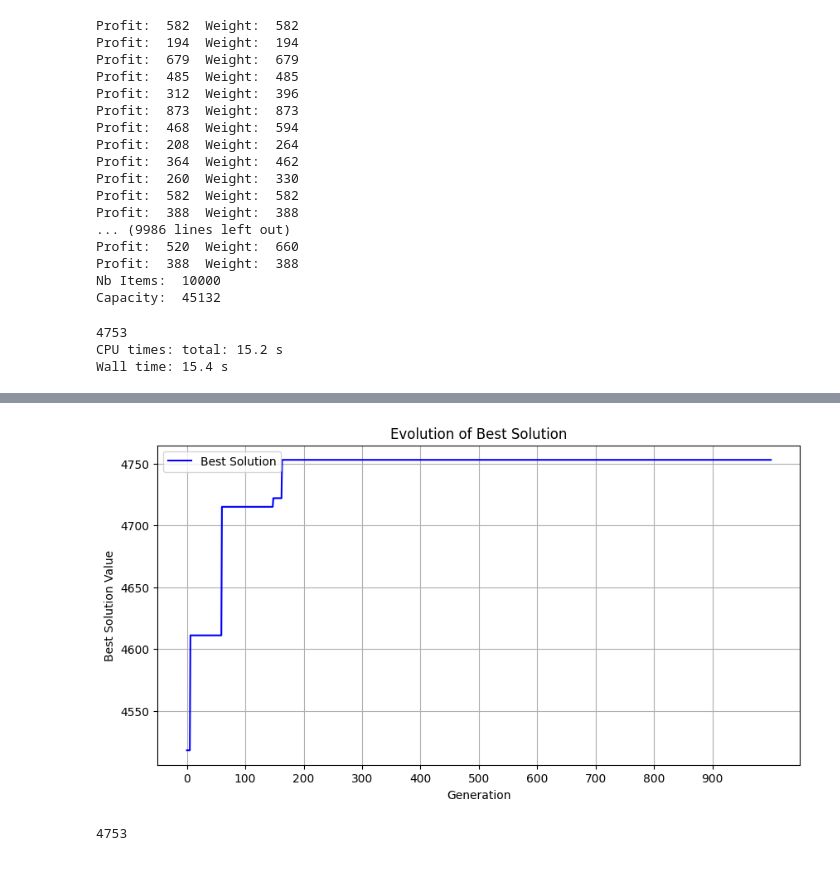
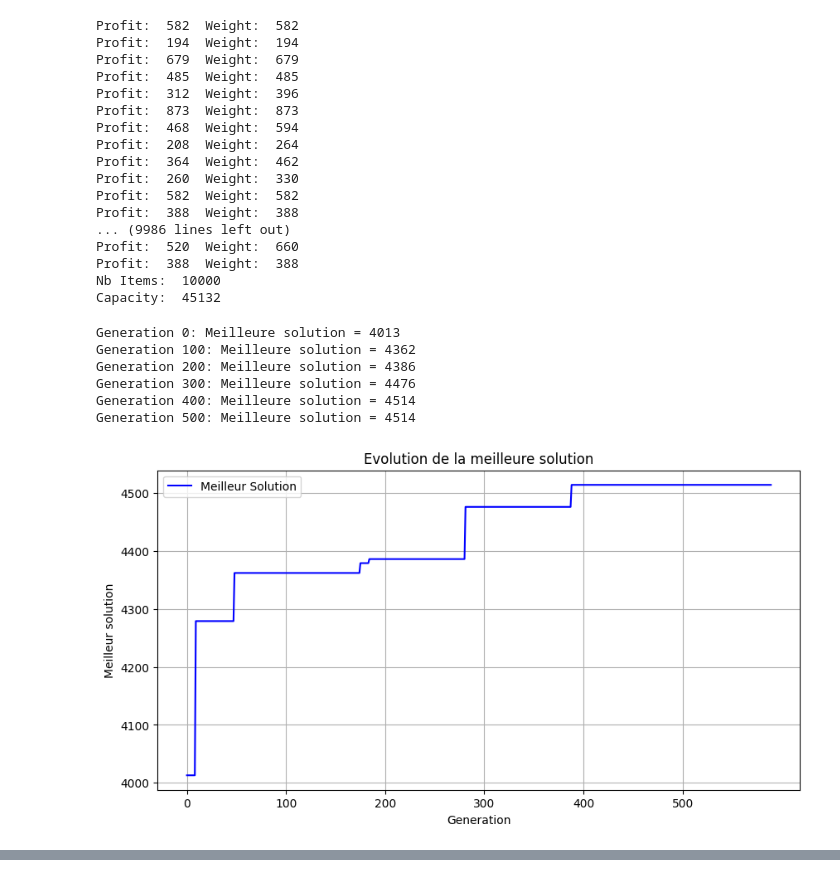
Before and after one commit to mustaphama/Knapsack, a Jupyter notebook: Knapsack_genetic.ipynb, the cells around one changed output, grey strips where cells are left out. Saved outputs shown, nothing was run; the diff lists cells and outputs as text; code cells hidden in the pictures.

```diff
--- a/Knapsack_genetic.ipynb
+++ b/Knapsack_genetic.ipynb
@@ -185,13 +197,11 @@ def croisement_simple(solutions):
             parent2 = solutions[i + 1]
             milieu = len(parent1) // 2  # Point de croisement au milieu
             enfant1 = np.concatenate((parent1[:milieu], parent2[milieu:]))
-            enfant1 = mutation_unique(enfant1)
             enfant2 = np.concatenate((parent2[:milieu], parent1[milieu:]))
-            enfant2 = mutation_unique(enfant2)
-            enfants.extend([enfant1, enfant2])
+            enfants.extends(mutation_unique([enfant1, enfant2]))
 
     return enfants
-def croisement_Npoints(solutions, Npoints=2):
+def croisement_Npoints(solutions, Npoints=2,taux_mutation=100):
     enfants = []
 
     for i in range(0, len(solutions), 2):
@@ -211,8 +221,8 @@ def croisement_Npoints(solutions, Npoints=2):
                 swap = not swap
                 last_idx = idx
             # Appliquer la mutation sur les enfants
-            enfant1 = mutation_unique(enfant1)
-            enfant2 = mutation_unique(enfant2)
+            enfant1 = mutation_unique(enfant1,taux_mutation)
+            enfant2 = mutation_unique(enfant2,taux_mutation)
             enfants.extend([enfant1, enfant2])
     return enfants
 
@@ -230,8 +240,8 @@ def mutation(solutions):
 
         # print(f"Mutation appliquée à la solution {index_solution}, élément {index_element}")
     return solutions
-def mutation_unique(solution):
-    if random.randint(1, 100) == 1:  # Probabilité de 1/100
+def mutation_unique(solution,taux=100):
+    if random.randint(1, taux) == 1:  # Probabilité de 1/100
         index_element = random.randint(0, len(solution) - 1)
         solution[index_element] = 1 - solution[index_element]
     return solution
@@ -296,12 +250,15 @@ def mutation_unique(solution):
 import numpy as np
 import matplotlib.pyplot as plt
 
-SAD = read_data("Data/pi-15-1000-1000-001.kna")
+SAD = read_data("Data/pi-12-1000-1000-001.kna")
 n = (SAD.nbItems // 20)
-y = int(n*0.2)
+u = int(n*0.50)
+y = int(n*0.20)
+if y<=0: y=1
 
+# Population de départ
 Nsol = creation_population_initiale(SAD, n)
-fitness = calculer_fitness(Nsol, SAD)
+fitness = calculer_fitness_fast(Nsol, SAD)
 bestKnown = select_best_solution(Nsol, fitness,y)
 
 generations = [0]
@@ -310,46 +267,59 @@ tempBestSols = []
 
 best_G0 = calculer_solution(bestKnown[0], SAD)
 best_solutions.append(best_G0)
-
 for gen in range(1000):
+    # Roullette biaisée pour la sélection
     Nsol = selection_roulette_1fois(Nsol, fitness, n)
 
-    fitness = calculer_fitness(Nsol, SAD)
+    fitness = calculer_fitness_fast(Nsol, SAD)
     bestKnown = select_best_solution(Nsol, fitness,y)
 
     tempBestSols = bestKnown[:y]
     indices_to_remove = []
-    indices_to_remove = set()  # Use a set to store unique indices
+    indices_to_remove = set()
 
+    # Supprimer les meilleures solutions déjà présentes dans Nsol
     for best in tempBestSols:
         for i, sol in enumerate(Nsol):
             if np.array_equal(sol, best) and i not in indices_to_remove:
                 indices_to_remove.add(i)
-                break  # Stop searching once a match is found
+                break
 
     Nsol = np.delete(Nsol, list(indices_to_remove), axis=0)
-    Nsol = croisement_Npoints(Nsol,y)
+    # Appliquer le croisement N points
+    Nsol = croisement_Npoints(Nsol,u)
 
+    # Réparer les solutions si nécessaire
     for i, sol in enumerate(Nsol):
         Nsol[i] = reparer_solution(sol, SAD)
+
     Nsol = np.append(Nsol, tempBestSols, axis=0)
-    fitness = calculer_fitness(Nsol, SAD)
+    fitness = calculer_fitness_fast(Nsol, SAD)
     best_solution = max(fitness)
     generations.append(gen + 1)
     best_solutions.append(best_solution)
-"""
+    # Si la meilleure solution n'a pas changé depuis 200 générations, on arrête l'algorithme
+    if gen>200:
+        if best_solutions[gen-200]==best_solution:
+            break
+    if gen % 100 == 0:
+        print(f"Generation {gen}: Meilleure solution = {best_solution}")
 plt.figure(figsize=(10, 5))
-plt.plot(generations, best_solutions, linestyle='-', color='b', label="Best Solution")
+plt.plot(generations, best_solutions, linestyle='-', color='b', label="Meilleur Solution")
 plt.xlabel("Generation")
-plt.ylabel("Best Solution Value")
-plt.title("Evolution of Best Solution")
+plt.ylabel("Meilleur solution")
+plt.title("Evolution de la meilleure solution")
 step_size = 100
 plt.xticks(np.arange(0, generations[-1], step_size))
 plt.legend()
 plt.grid()
-plt.show()"""
+plt.show()
 print(max(best_solutions))
 # %% [output]
-4753
-CPU times: total: 15.2 s
-Wall time: 15.4 s
+Generation 0: Meilleure solution = 4013
+Generation 100: Meilleure solution = 4362
+Generation 200: Meilleure solution = 4386
+Generation 300: Meilleure solution = 4476
+Generation 400: Meilleure solution = 4514
+Generation 500: Meilleure solution = 4514
+[figure, added]
@@ -359,15 +328,0 @@ for _ in range(1000):
-# %%
-plt.figure(figsize=(10, 5))
-plt.plot(generations, best_solutions, linestyle='-', color='b', label="Best Solution")
-plt.xlabel("Generation")
-plt.ylabel("Best Solution Value")
-plt.title("Evolution of Best Solution")
-step_size = 100
-plt.xticks(np.arange(0, generations[-1], step_size))
-plt.legend()
-plt.grid()
-plt.show()
-print(max(best_solutions))
-# %% [output]
-[figure, removed]
-4753
```
Also changed, not shown: parts of 15 cells of this notebook.
